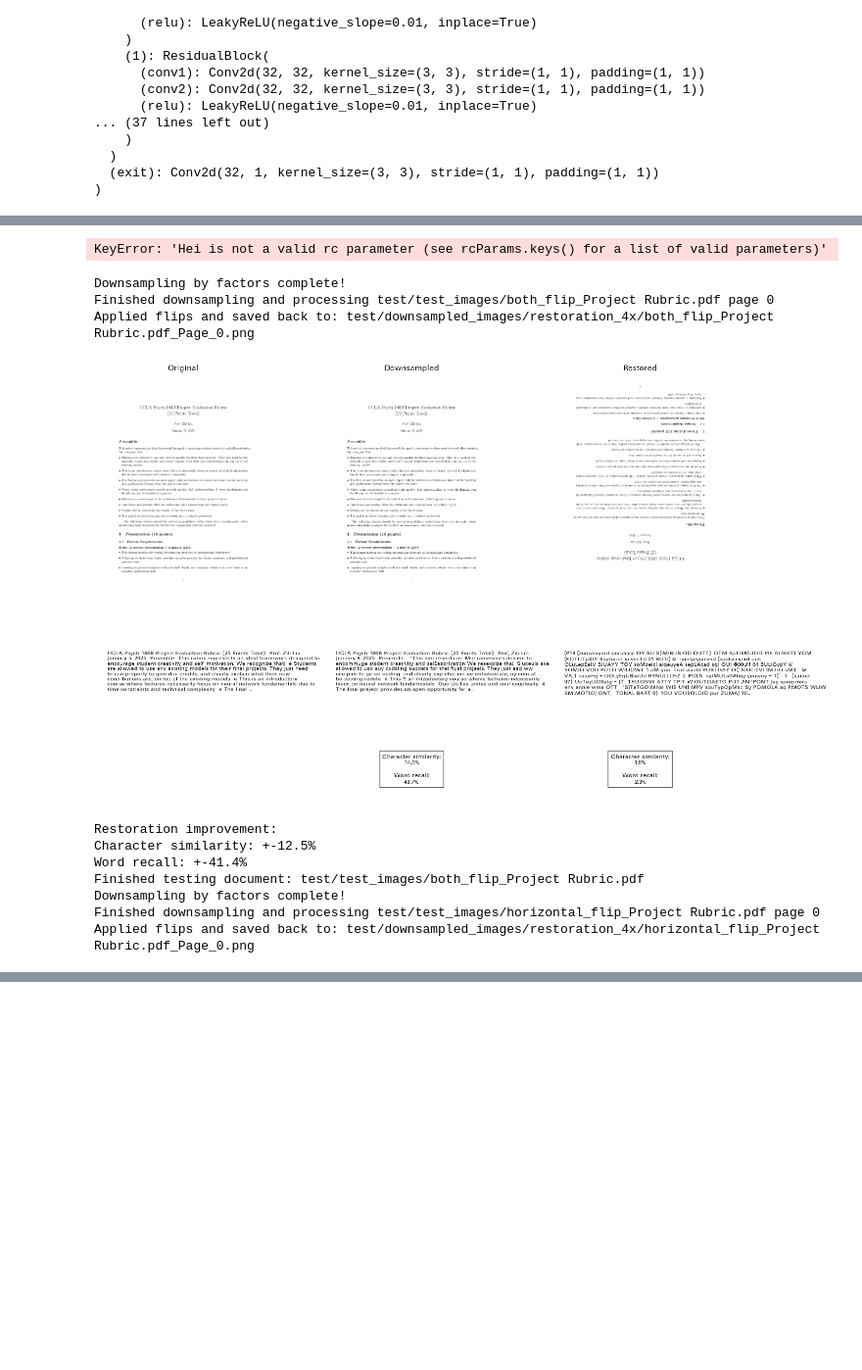
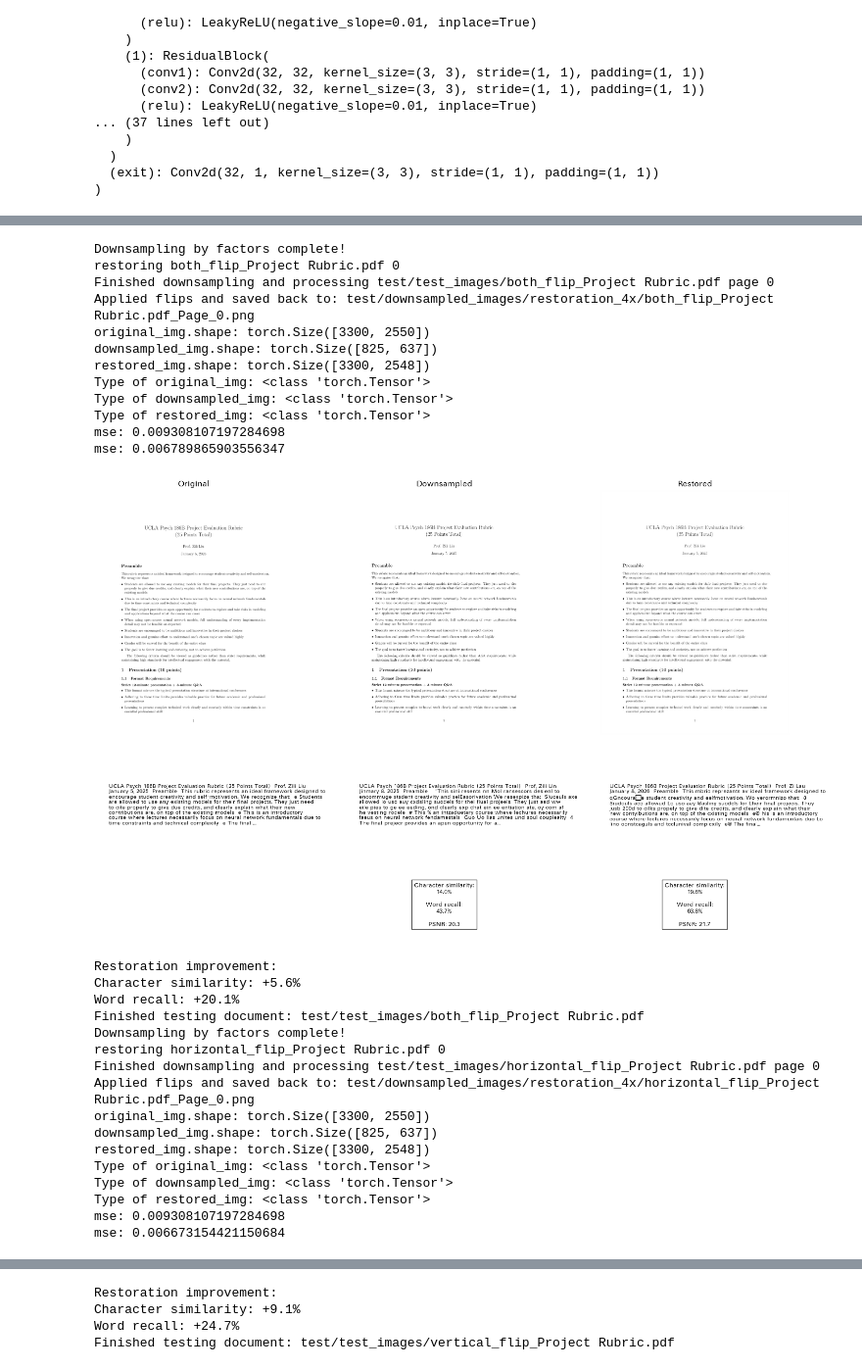
Before and after one commit to Ruichu-Xia/text-super-resolution, a Jupyter notebook: src/text_super_resolution/evaluation.ipynb, the cells around one changed output, grey strips where cells are left out. Shown at 98% size. Cells and saved outputs as stored; diff of their text form; code cells hidden in the pictures; blank space fills up the shorter version.

Commit message:
evaluation notebook + test data files used in paper

```diff
--- a/src/text_super_resolution/evaluation.ipynb
+++ b/src/text_super_resolution/evaluation.ipynb
@@ -61,7 +217,7 @@ ResNetSR(
 img_dir = f"test/test_images"
 downampled_dir = f"test/downsampled_images/downsampled"
 recovered_dir = "test/recovered_images"
-downsampled_dir = "test/downsampled_images"`
+downsampled_dir = "test/downsampled_images"
 
 def downsample_and_restore_image(pdf_dir, page_num, downsample_factors, model, device):
     pdf_to_image(pdf_dir, page_num, img_dir)
@@ -236,3 +287,6 @@ def visualize_comparison(original_path, downsampled_path, restored_path, pdf_nam
+# %%
+# Initialize dataframe for storing performance metrics
+performance_df = pd.DataFrame(columns=["PDF Name", "Page Number", "Downsampled_PSNR", "Restored_PSNR", "Downsampled_Char_Similarity", "Restored_Char_Similarity", "Downsampled_Word_Recall", "Restored_Word_Recall"])
 # %%
 test_params = {
     "english_pdf": {
@@ -285,6 +339,20 @@ for test_param in test_params.values():
         wrap_cut = test_param['wrap cut'],
         word_limit = test_param['word_limit']
     )
+    performance_df = pd.concat([
+    performance_df,
+    pd.DataFrame({
+        "PDF Name": [pdf_name],
+        "Page Number": [test_param['page_num']],
+        "Downsampled_PSNR": downsampled_metrics['psnr'],
+        "Restored_PSNR": restored_metrics['psnr'],
+        "Downsampled_Char_Similarity": downsampled_metrics['character_similarity'],
+        "Restored_Char_Similarity": restored_metrics['character_similarity'],
+        "Downsampled_Word_Recall": downsampled_metrics['word_recall'],
+        "Restored_Word_Recall": restored_metrics['word_recall']
+    })
+], ignore_index=True)
+
     print("Finished testing document:",test_param['pdf_dir'])
 # %% [output]
 Downsampling by factors complete!
@@ -354,9 +431,5 @@ def downsample_and_restore_image_start_from_image(pdf_dir, page_num, downsample_
     restore_full_page(page_num, downsampled_dir, model, device, pdf_name)
     print(f"Finished downsampling and processing {pdf_dir} page {page_num}")
-# %%
-plt.rcParams['Hei'] = ['font.sans-serif']
-# %% [output]
-KeyError: 'Hei is not a valid rc parameter (see rcParams.keys() for a list of valid parameters)'
 # %%
 flip_test_params = {
     "both_flip": {
@@ -394,9 +483,6 @@ flip_test_params = {
     },
 }
 # %%
-import os
-from PIL import Image
-
 for test_param in flip_test_params.values():
     pdf_name = test_param['pdf_dir'].split("/")[-1]
     original_pdf_name = test_param['original_pdf_dir'].split("/")[-1]
@@ -405,47 +491,81 @@ for test_param in flip_test_params.values():
     downsample_and_restore_image_start_from_image(test_param['pdf_dir'], test_param['page_num'], downsample_factors, model, device)
 
     # Define file paths
-    restored_path = f"test/downsampled_images/restoration_4x/{pdf_name}_Page_{test_param['page_num']}.png"
+    restored_path = test_param['img_dir']
 
     # Step 2: Perform Flipping if Required
     if test_param['horiz_flip'] or test_param['vert_flip']:
         # Open the restored image
         img = Image.open(restored_path)
+        img_orig = Image.open(test_param['img_dir'])
 
 
         if test_param['horiz_flip']:
             img = img.transpose(Image.FLIP_LEFT_RIGHT)  # Perform horizontal flip
+
 
         if test_param['vert_flip']:
             img = img.transpose(Image.FLIP_TOP_BOTTOM)  # Perform vertical flip
 
         # Save the flipped image back to the same location
         img.save(restored_path)
         print(f"Applied flips and saved back to: {restored_path}")
 
     # Step 3: Perform Text Extraction & Visualization
     original_text, downsampled_text, restored_text, downsampled_metrics, restored_metrics = visualize_comparison(
         original_path = img_dir + f"/{original_pdf_name}_Page_{test_param['page_num']}.png",
-        downsampled_path = f"test/downsampled_images/downsampled_4x/{pdf_name}_Page_{test_param['page_num']}.png",
+        downsampled_path = "test/downsampled_images/downsampled_4x/Project Rubric.pdf_Page_0.png",
         restored_path = restored_path,  # Uses updated path (flipped if applicable)
         lang = test_param['pdf_language'],
         page_num = test_param['page_num'],
         chinese_font = test_param['is_chinese'],
         pdf_name = pdf_name,
         wrap_cut = test_param['wrap cut'],
         word_limit = test_param['word_limit']
     )
 
+    performance_df = pd.concat([
+    performance_df,
+    pd.DataFrame({
+        "PDF Name": [pdf_name],
+        "Page Number": [test_param['page_num']],
+        "Downsampled_PSNR": downsampled_metrics['psnr'],
+        "Restored_PSNR": restored_metrics['psnr'],
+        "Downsampled_Char_Similarity": downsampled_metrics['character_similarity'],
+        "Restored_Char_Similarity": restored_metrics['character_similarity'],
+        "Downsampled_Word_Recall": downsampled_metrics['word_recall'],
+        "Restored_Word_Recall": restored_metrics['word_recall']
+    })
+], ignore_index=True)
+
     print("Finished testing document:", test_param['pdf_dir'])
 # %% [output]
 Downsampling by factors complete!
+restoring both_flip_Project Rubric.pdf 0
 Finished downsampling and processing test/test_images/both_flip_Project Rubric.pdf page 0
 Applied flips and saved back to: test/downsampled_images/restoration_4x/both_flip_Project Rubric.pdf_Page_0.png
+original_img.shape: torch.Size([3300, 2550])
+downsampled_img.shape: torch.Size([825, 637])
+restored_img.shape: torch.Size([3300, 2548])
+Type of original_img: <class 'torch.Tensor'>
+Type of downsampled_img: <class 'torch.Tensor'>
+Type of restored_img: <class 'torch.Tensor'>
+mse: 0.009308107197284698
+mse: 0.006789865903556347
-[figure, old version]
+[figure, new version]
 Restoration improvement:
-Character similarity: +-12.5%
-Word recall: +-41.4%
+Character similarity: +5.6%
+Word recall: +20.1%
 Finished testing document: test/test_images/both_flip_Project Rubric.pdf
 Downsampling by factors complete!
+restoring horizontal_flip_Project Rubric.pdf 0
 Finished downsampling and processing test/test_images/horizontal_flip_Project Rubric.pdf page 0
 Applied flips and saved back to: test/downsampled_images/restoration_4x/horizontal_flip_Project Rubric.pdf_Page_0.png
+original_img.shape: torch.Size([3300, 2550])
+downsampled_img.shape: torch.Size([825, 637])
+restored_img.shape: torch.Size([3300, 2548])
+Type of original_img: <class 'torch.Tensor'>
+Type of downsampled_img: <class 'torch.Tensor'>
+Type of restored_img: <class 'torch.Tensor'>
+mse: 0.009308107197284698
+mse: 0.006673154421150684
@@ -464,0 +607,4 @@ Finished testing document: test/test_images/vertical_flip_Project Rubric.pdf
+Restoration improvement:
+Character similarity: +9.1%
+Word recall: +24.7%
+Finished testing document: test/test_images/vertical_flip_Project Rubric.pdf
```
Also changed, not shown: parts of 26 cells of this notebook, 9 other files.
